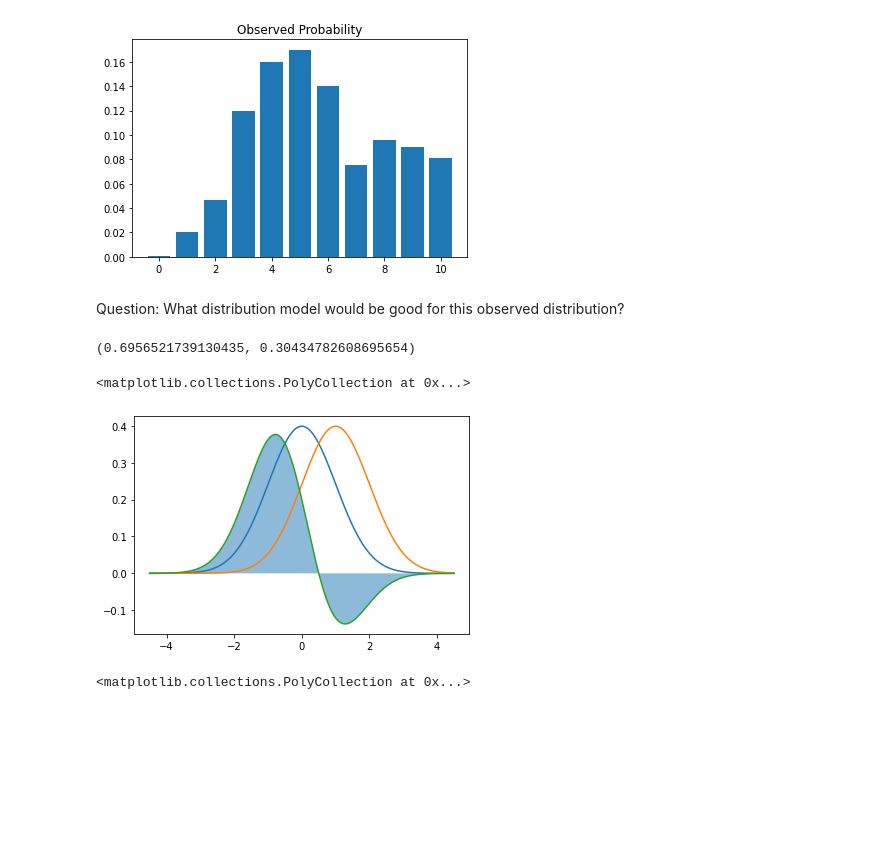
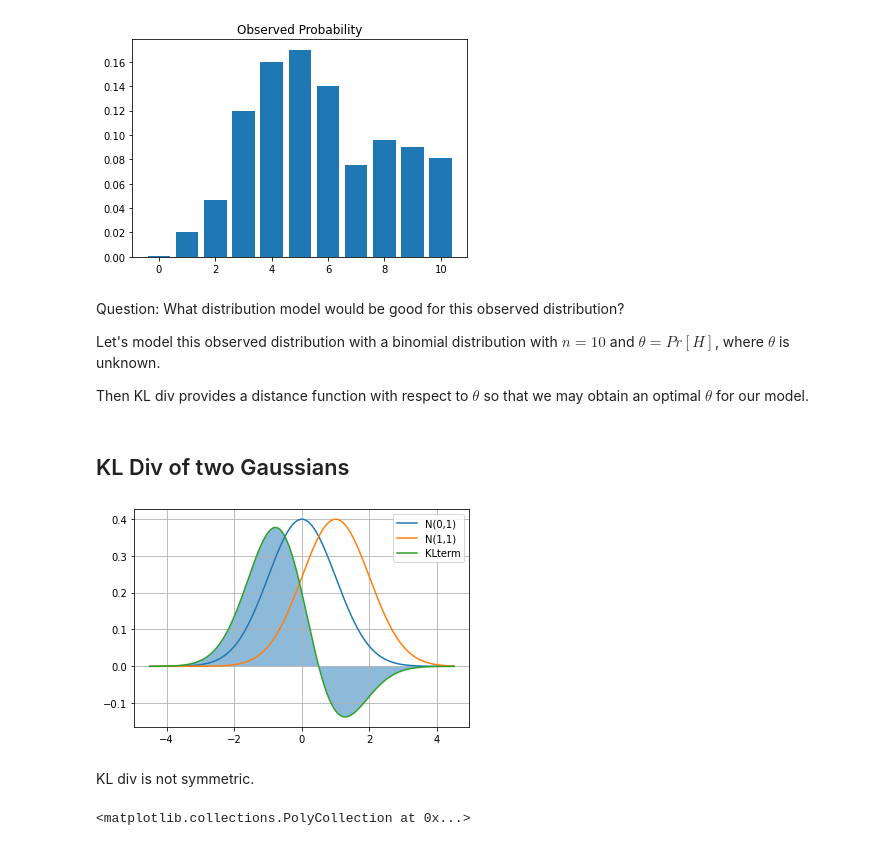
Before and after one commit to yongduek/lectures, a Jupyter notebook: studies/kldiv_cross_entropy.ipynb, the cells around one changed output. Saved outputs shown, nothing was run; the diff lists cells and outputs as text; code cells hidden in the pictures; blank space fills up the shorter version.

```diff
--- a/studies/kldiv_cross_entropy.ipynb
+++ b/studies/kldiv_cross_entropy.ipynb
@@ -17,9 +19,9 @@ plt.bar(np.arange(len(obsProb)), obsProb);
 plt.title("Observed Probability");
 # %% [output]
 [figure]
-# %% [markdown]
-Question: What distribution model would be good for this observed distribution?
-# %%
-16/23, 7/23
-# %% [output]
-(0.6956521739130435, 0.30434782608695654)
+# %% [markdown]
+Question: What distribution model would be good for this observed distribution?
+
+Let's model this observed distribution with a binomial distribution with $n=10$ and $\theta = Pr[H]$, where $\theta$ is unknown.
+
+Then KL div provides a distance function with respect to $\theta$ so that we may obtain an optimal $\theta$ for our model.
@@ -26,17 +30,19 @@ Question: What distribution model would be good for this observed distribution?
+# %% [markdown]
+## KL Div of two Gaussians
 # %%
 import scipy.stats as stats
-x=np.linspace(-4.5, 4.5, 1000)
-p = stats.norm(0,1).pdf(x)
-q = stats.norm(1,1).pdf(x)
+x=np.linspace(-4.5, 4.5, 1000)  # grid points
+p = stats.norm(0,1).pdf(x)      # N(0, 1)
+q = stats.norm(1,1).pdf(x)      # N(1, 1)
 
-klterm = p * np.log(p/q)
+klterm = p * np.log(p/q)        # before integration
 
-plt.plot(x, p)
-plt.plot(x, q);
-plt.plot(x, klterm)
-plt.fill_between(x, klterm, alpha=.5)
+plt.plot(x, p, label="N(0,1)"); plt.plot(x, q, label="N(1,1)");
+plt.plot(x, klterm, label="KLterm");
+plt.fill_between(x, klterm, alpha=.5); plt.legend(); plt.grid(True);
 # %% [output]
-<matplotlib.collections.PolyCollection at 0x...>
-[figure, old version]
+[figure, new version]
+# %% [markdown]
+KL div is not symmetric.
 # %%
 plt.fill_between(x, klterm, alpha=.5)
```
Also changed, not shown: parts of 4 cells of this notebook, 1 other file.
